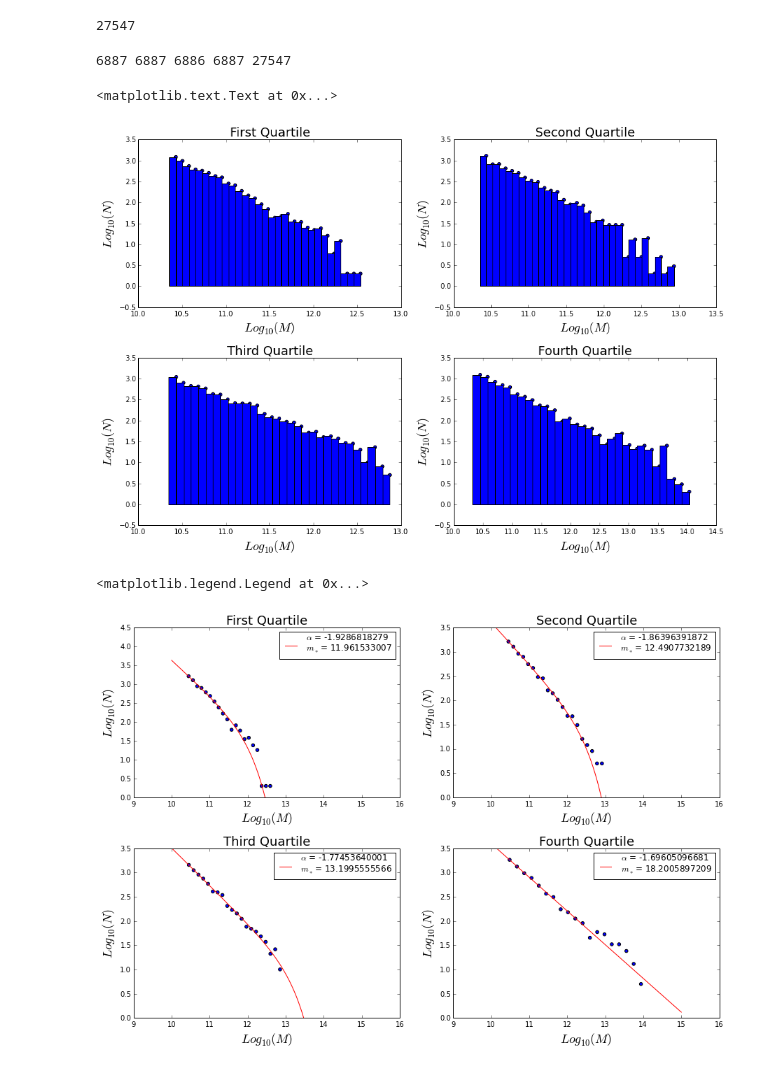
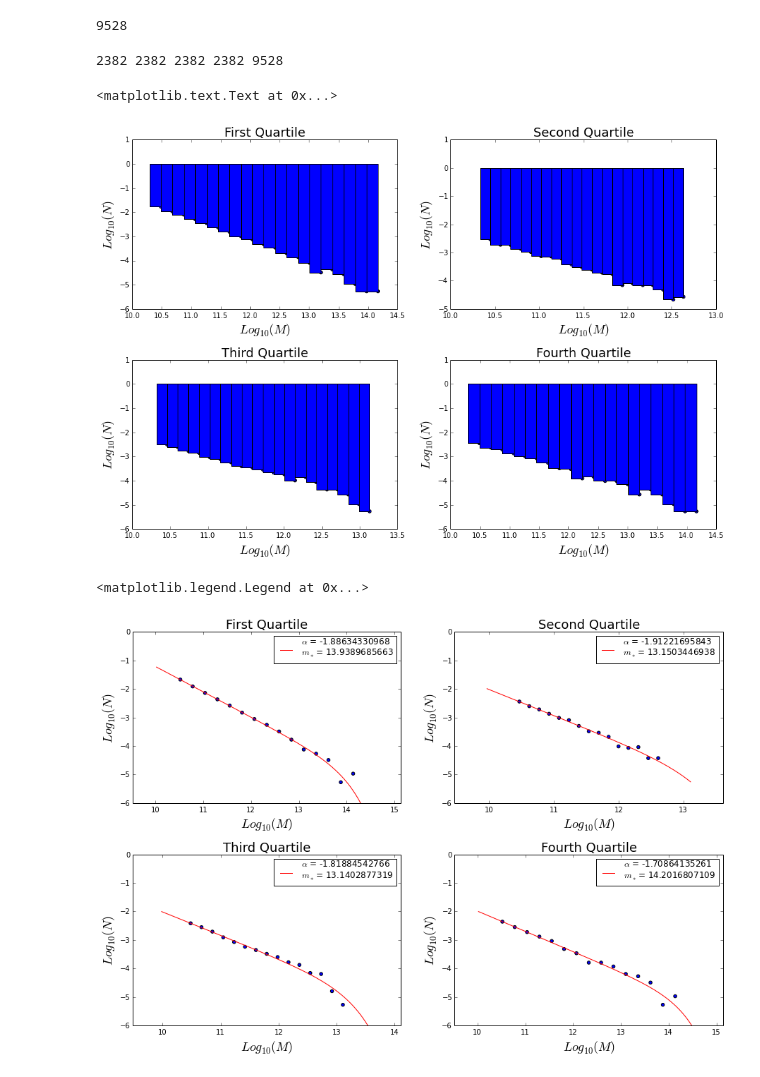
Before and after one commit to jdprada1760/Cornell_Summer, a Jupyter notebook: Millenium_Run/quartile.ipynb, the cells around one changed output. Cells and saved outputs as stored; diff of their text form; code cells hidden in the pictures.

```diff
--- a/Millenium_Run/quartile.ipynb
+++ b/Millenium_Run/quartile.ipynb
@@ -17,16 +15,16 @@ table = np.loadtxt(name, skiprows = 0, delimiter = ',').T
 # mass per particle
 M = 8.61E+8 / 0.7
 # The volume of the sample box
-vol = (30*30*20)/(0.7**3)
+vol = (40*40*40)/(0.7**3)
 #M,vol
 table[0] = 4/(np.pi*table[0])
 len(table.T)
 # %% [output]
-27547
+9528
 # %%
 # Calculates the first quartile of logsigma
 lsigma = table[0]
-mass = M*table[1]
+mass = M*table[2]
 q = np.percentile(lsigma,25)
 # Keeps first quartile
 q1 = mass[where(lsigma < q)]
@@ -45,7 +43,7 @@ q4 = mass[where(lsigma >= q)]
 # verify the length of each quartile
 print len(q1),len(q2),len(q3),len(q4), sum([len(q1),len(q2),len(q3),len(q4)])
 # %% [output]
-6887 6887 6886 6887 27547
+2382 2382 2382 2382 9528
 # %%
 # Gives the x,y of the histogram for logmasses from the given array of mass
 def histog( mf, nbins ):
@@ -53,10 +51,13 @@ def histog( mf, nbins ):
     histx = []
     actual = min(mf)
     dx = (max(mf) - min(mf))/nbins
-    for i in range(nbins):
+    for i in range(nbins-1):
         histx.append(actual+i*dx + dx/2)
         histy.append(len(where((mf >= actual+i*dx) & (mf < actual+(i+1)*dx))[0]))
-    return (array(histx), array(histy))
+    i += 1
+    histx.append(actual+i*dx + dx/2)
+    histy.append(len(where((mf >= actual+i*dx) & (mf <= actual+(i+1)*dx))[0]))
+    return (array(histx), array(histy)/vol)
 # %%
 # To avoid log10(0)
 def log100(x):
@@ -76,49 +77,49 @@ def fit(mf,bins):
 # %%
 # Graphics of the mass function for each quartile
-bins = 30
+bins = 20
 fig, axes = plt.subplots(nrows=2, ncols=2, figsize=(15,10) )
 plt.subplots_adjust(left=None, bottom=None, right=None, top=None, wspace=0.2, hspace=0.3)
 ax0, ax1, ax2, ax3 = axes.flat
 # Histo for first quartile
 tmp = histog(log100(q1),bins)
 ax0.scatter( tmp[0], log100(tmp[1]))
 ax0.bar( tmp[0], log100(tmp[1]), width = tmp[0][1]-tmp[0][2] )
 ax0.set_title('First Quartile', fontsize = 18)
 ax0.set_ylabel('$Log_{10}(N)$', fontsize = 18)
 ax0.set_xlabel('$Log_{10}(M)$', fontsize = 18)
 # Other quartiles
 tmp = histog(log100(q2),bins)
 ax1.scatter( tmp[0], log100(tmp[1]))
 ax1.bar( tmp[0], log100(tmp[1]), width = tmp[0][1]-tmp[0][2] )
 ax1.set_title('Second Quartile', fontsize = 18)
 ax1.set_ylabel('$Log_{10}(N)$', fontsize = 18)
 ax1.set_xlabel('$Log_{10}(M)$', fontsize = 18)
 # --
 tmp = histog(log100(q3),bins)
 ax2.scatter( tmp[0], log100(tmp[1]))
 ax2.bar( tmp[0], log100(tmp[1]), width = tmp[0][1]-tmp[0][2] )
 ax2.set_title('Third Quartile', fontsize = 18)
 ax2.set_ylabel('$Log_{10}(N)$', fontsize = 18)
 ax2.set_xlabel('$Log_{10}(M)$', fontsize = 18)
 # --
 tmp = histog(log100(q4),bins)
 ax3.scatter( tmp[0], log100(tmp[1]))
 ax3.bar( tmp[0], log100(tmp[1]), width = tmp[0][1]-tmp[0][2] )
 ax3.set_title('Fourth Quartile', fontsize = 18)
 ax3.set_ylabel('$Log_{10}(N)$', fontsize = 18)
 ax3.set_xlabel('$Log_{10}(M)$', fontsize = 18)
 # %% [output]
 <matplotlib.text.Text at 0x...>
-[figure, old version]
+[figure, new version]
 # %%
 # Graphics of the mass function for each quartile
-bins = 20
+bins = 15
 fig, axes = plt.subplots( nrows=2, ncols=2, figsize=(15,10) )
 plt.subplots_adjust(left=None, bottom=None, right=None, top=None, wspace=0.2, hspace=0.3)
 ax0, ax1, ax2, ax3 = axes.flat
-logm = linspace(10,15, 100)
 # Histo for first quartile
 tmp = histog(log100(q1),bins)
+logm = linspace(amin(tmp[0])-0.5,amax(tmp[0])+0.5, 100)
 ax0.scatter( tmp[0], log100(tmp[1]))
 ft = fit(q1,bins)[0]
 ax0.plot(logm, log100(Schechter(logm,ft[0],ft[1],ft[2]) ),'r',
@@ -126,10 +127,12 @@ ax0.plot(logm, log100(Schechter(logm,ft[0],ft[1],ft[2]) ),'r',
 ax0.set_title('First Quartile', fontsize = 18)
 ax0.set_ylabel('$Log_{10}(N)$', fontsize = 18)
 ax0.set_xlabel('$Log_{10}(M)$', fontsize = 18)
-ax0.set_ylim(0,4.5)
+ax0.set_ylim(-6,0)
+ax0.set_xlim(amin(tmp[0])-1,amax(tmp[0])+1)
 ax0.legend()
 #--
 tmp = histog(log100(q2),bins)
+logm = linspace(amin(tmp[0])-0.5,amax(tmp[0])+0.5, 100)
 ax1.scatter( tmp[0], log100(tmp[1]))
 ft = fit(q2,bins)[0]
 ax1.plot(logm, log100(Schechter(logm,ft[0],ft[1],ft[2]) ),'r',
@@ -137,10 +140,12 @@ ax1.plot(logm, log100(Schechter(logm,ft[0],ft[1],ft[2]) ),'r',
 ax1.set_title('Second Quartile', fontsize = 18)
 ax1.set_ylabel('$Log_{10}(N)$', fontsize = 18)
 ax1.set_xlabel('$Log_{10}(M)$', fontsize = 18)
-ax1.set_ylim(0,3.5)
+ax1.set_ylim(-6,0)
+ax1.set_xlim(amin(tmp[0])-1,amax(tmp[0])+1)
 ax1.legend()
 #--
 tmp = histog(log100(q3),bins)
+logm = linspace(amin(tmp[0])-0.5,amax(tmp[0])+0.5, 100)
 ax2.scatter( tmp[0], log100(tmp[1]))
 ft = fit(q3,bins)[0]
 ax2.plot(logm, log100(Schechter(logm,ft[0],ft[1],ft[2]) ),'r',
@@ -148,10 +153,12 @@ ax2.plot(logm, log100(Schechter(logm,ft[0],ft[1],ft[2]) ),'r',
 ax2.set_title('Third Quartile', fontsize = 18)
 ax2.set_ylabel('$Log_{10}(N)$', fontsize = 18)
 ax2.set_xlabel('$Log_{10}(M)$', fontsize = 18)
-ax2.set_ylim(0,3.5)
+ax2.set_ylim(-6,0)
+ax2.set_xlim(amin(tmp[0])-1,amax(tmp[0])+1)
 ax2.legend()
 #--
 tmp = histog(log100(q4),bins)
+logm = linspace(amin(tmp[0])-0.5,amax(tmp[0])+0.5, 100)
 ax3.scatter( tmp[0], log100(tmp[1]))
 ft = fit(q4,bins)[0]
 ax3.plot(logm, log100(Schechter(logm,ft[0],ft[1],ft[2]) ),'r',
@@ -159,9 +166,10 @@ ax3.plot(logm, log100(Schechter(logm,ft[0],ft[1],ft[2]) ),'r',
 ax3.set_title('Fourth Quartile', fontsize = 18)
 ax3.set_ylabel('$Log_{10}(N)$', fontsize = 18)
 ax3.set_xlabel('$Log_{10}(M)$', fontsize = 18)
-ax3.set_ylim(0,3.5)
+ax3.set_ylim(-6,0)
+ax3.set_xlim(amin(tmp[0])-1,amax(tmp[0])+1)
 ax3.legend()
 # %% [output]
 <matplotlib.legend.Legend at 0x...>
-[figure, old version]
+[figure, new version]
 # %%
```
Also changed, not shown: parts of 7 cells of this notebook.
